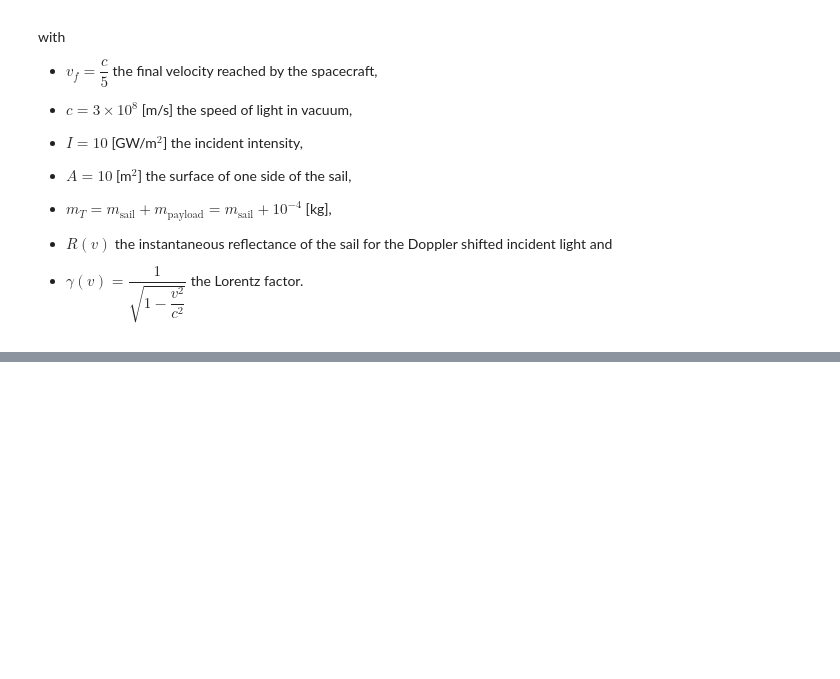
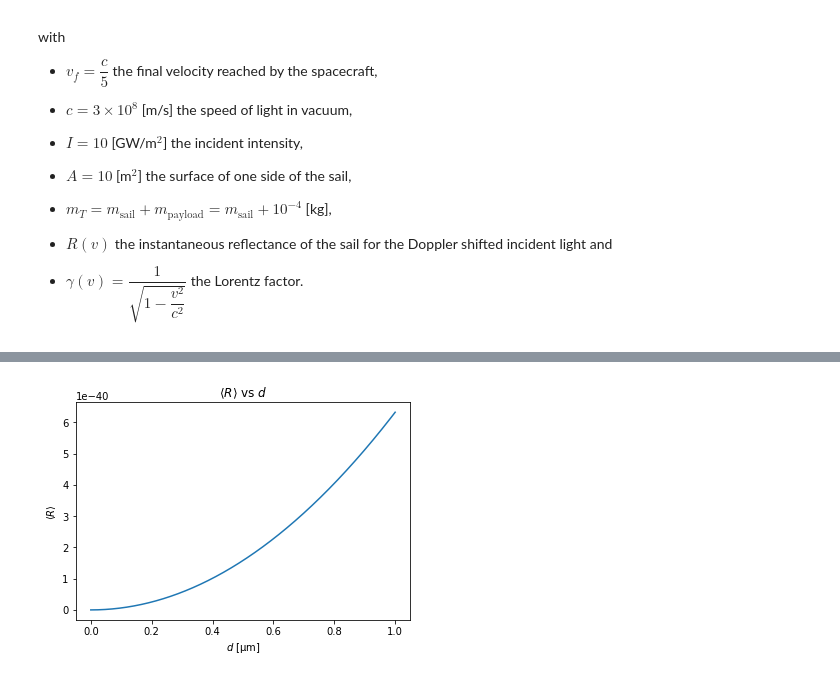
Before and after one commit to idommisse/lmapr2001, a Jupyter notebook: BLOCK2_2.ipynb, the cells around one changed output, grey strips where cells are left out. Cells and saved outputs as stored; diff of their text form; code cells hidden in the pictures; blank space fills up the shorter version.

```diff
--- a/BLOCK2_2.ipynb
+++ b/BLOCK2_2.ipynb
@@ -454,25 +450,20 @@ d = 0.07 #[m^{-6}]
 phi0 = 0 #[°]
 omega_g = 1.338e15 #[rad/s]
 omega_s = 0.9*omega_g #[rad/s]
-density = 4.89e6 #g/m^3
-m_sail = A*(d*1e-6)*density/1000 #[kg]
+density = 4.89e3 #kg/m^3
+m_sail = A*(d*1e-6)*density #[kg]
 m_t = m_sail + m_payload #[kg]
 
 #compute omega(v)
 beta = v/c
 omega = omega_s*np.sqrt((1-beta)/(1+beta))
-
 #compute R(v)
 R = computeR(d,omega,phi0)
-
 #compute the integral by the method of trapezoids
 integrant = m_t*gamma*v/(R*(1-v/c)**2)
-integrale = 0
-for i in range(1,len(v)) :
-    integrale += step/2*(integrant[i]+integrant[i-1])
 
 #compute D_vf
-D_vf = c/(2*I*A)*integrale
+D_vf = c/(2*I*A)*np.trapz(integrant,dx=step)
 
-print("Acceleration distance : {} x 10^9 [m]".format(D_vf/1e9))
+print("Acceleration distance : {} x 10^9 [m] for d = {} [nm]".format(D_vf/1e9,d*1000))
 # %% [output]
@@ -479,0 +478,19 @@ Acceleration distance : 12.911304439098082 x 10^9 [m]
+# %%
+#data
+n = 2000
+d = np.linspace(0,1,n) #[µm]
+omega_g = 1.338e15 #[rad/s]
+omega0 = 0.9*omega_g #[rad/s]
+omegaD = omega0*np.sqrt((0.8)/(1.2))
+omega,step = np.linspace(np.log10(omegaD),np.log10(omega0),n,retstep=True)
+phi_0 = 0
+Rmoy = np.zeros(n)
+for i in range(n) :
+    Rmoy[i] = 1/(omega0-omegaD)*np.trapz(computeR(d[i],omega,phi_0),dx=step)
+plt.plot(d,Rmoy)
+plt.title(r'$\langle R\rangle$ vs $d$')
+plt.ylabel(r'$\langle R\rangle$')
+plt.xlabel(r'$d$ [µm]')
+plt.show()
+# %% [output]
+[figure, added]
```
Also changed, not shown: parts of 4 cells of this notebook.
